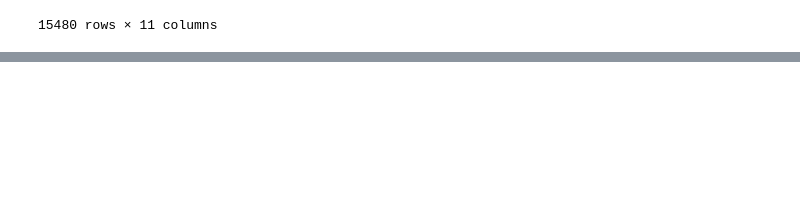
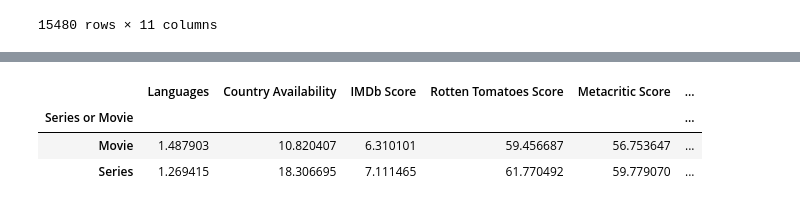
Before and after one commit to DJH961/NetflixProject, a Jupyter notebook: notebook.ipynb, the cells around one changed output, grey strips where cells are left out. Saved outputs shown, nothing was run; the diff lists cells and outputs as text; code cells hidden in the pictures; blank space fills up the shorter version.

```diff
--- a/notebook.ipynb
+++ b/notebook.ipynb
@@ -49,0 +62,8 @@ df
+# %%
+MvsS = df.groupby("Series or Movie").mean()
+MvsS
+# %% [output]
+|  | Languages | Country Availability | IMDb Score | Rotten Tomatoes Score | Metacritic Score | ... |
+| Series or Movie |  |  |  |  |  | ... |
+| Movie | 1.487903 | 10.820407 | 6.310101 | 59.456687 | 56.753647 | ... |
+| Series | 1.269415 | 18.306695 | 7.111465 | 61.770492 | 59.779070 | ... |
```
Also changed, not shown: parts of 2 cells of this notebook.
